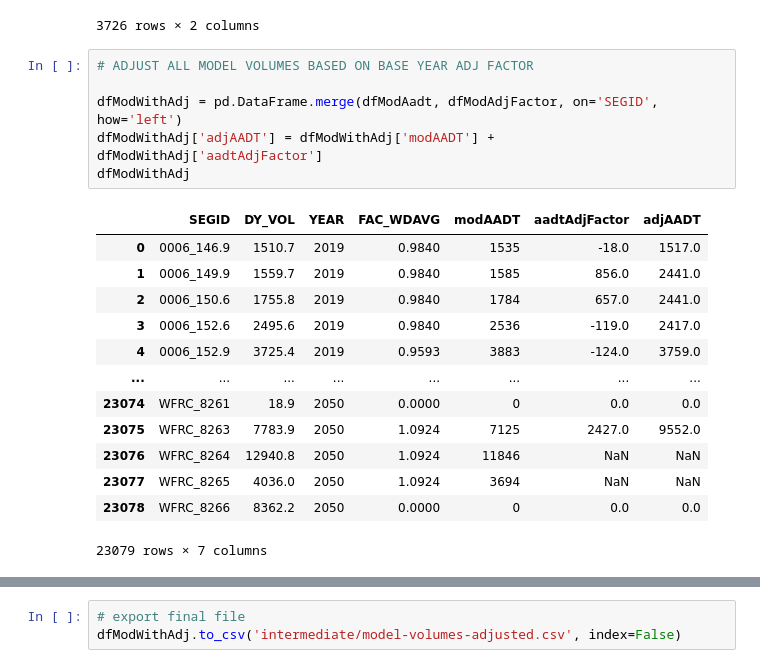
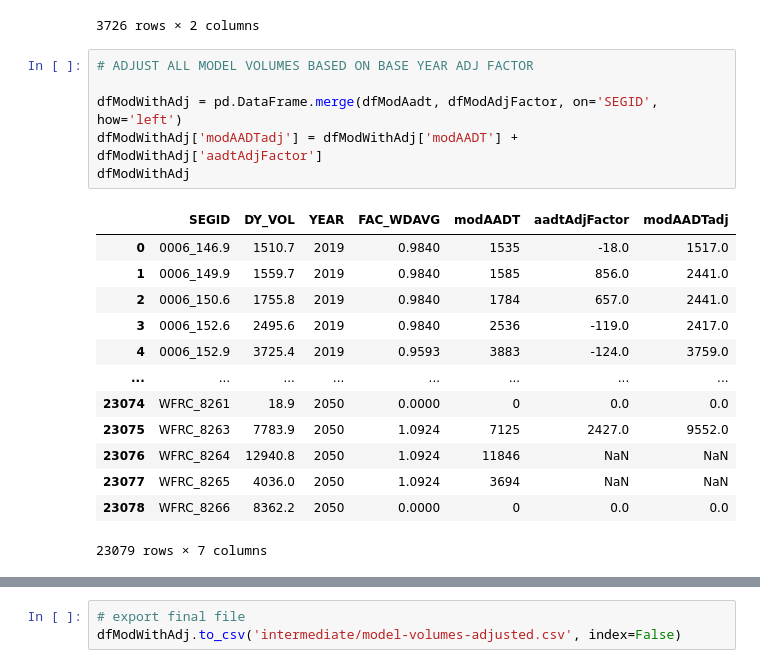
Before and after one commit to WFRCAnalytics/Traffic-Volume-Forecasts, a Jupyter notebook: 3-Prepare-Model-Adjusted-Volumes.ipynb, the cells around one changed output, grey strips where cells are left out. Cells and saved outputs as stored; diff of their text form.

Commit message:
Change adj mod aadt fieldname

```diff
--- a/3-Prepare-Model-Adjusted-Volumes.ipynb
+++ b/3-Prepare-Model-Adjusted-Volumes.ipynb
@@ -233,11 +233,11 @@ display(dfModAdjFactor)
 # %%
 # ADJUST ALL MODEL VOLUMES BASED ON BASE YEAR ADJ FACTOR
 
 dfModWithAdj = pd.DataFrame.merge(dfModAadt, dfModAdjFactor, on='SEGID', how='left')
-dfModWithAdj['adjAADT'] = dfModWithAdj['modAADT'] + dfModWithAdj['aadtAdjFactor']
+dfModWithAdj['modAADTadj'] = dfModWithAdj['modAADT'] + dfModWithAdj['aadtAdjFactor']
 dfModWithAdj
 # %% [output]
-|  | SEGID | DY_VOL | YEAR | FAC_WDAVG | modAADT | aadtAdjFactor | adjAADT |
+|  | SEGID | DY_VOL | YEAR | FAC_WDAVG | modAADT | aadtAdjFactor | modAADTadj |
 | 0 | 0006_146.9 | 1510.7 | 2019 | 0.9840 | 1535 | -18.0 | 1517.0 |
 | 1 | 0006_149.9 | 1559.7 | 2019 | 0.9840 | 1585 | 856.0 | 2441.0 |
 | 2 | 0006_150.6 | 1755.8 | 2019 | 0.9840 | 1784 | 657.0 | 2441.0 |
```
Also changed, not shown: parts of 1 cell of this notebook.
